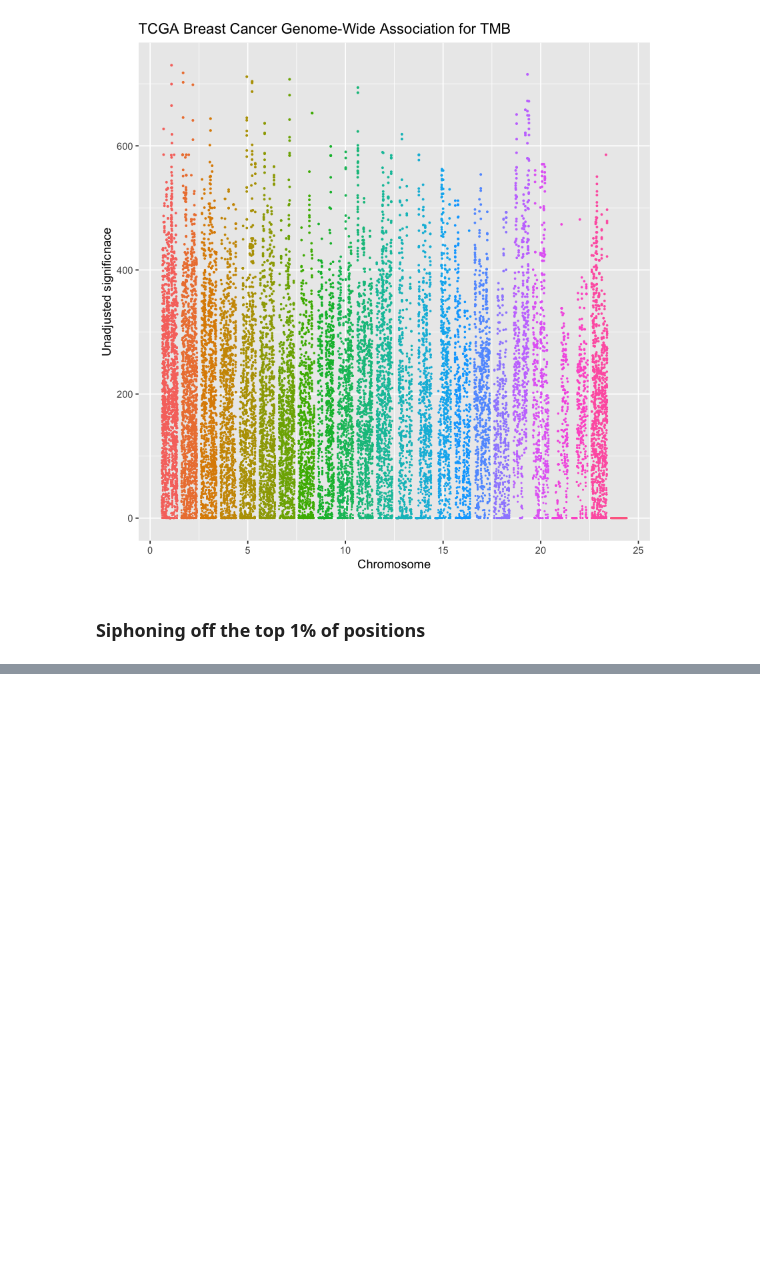
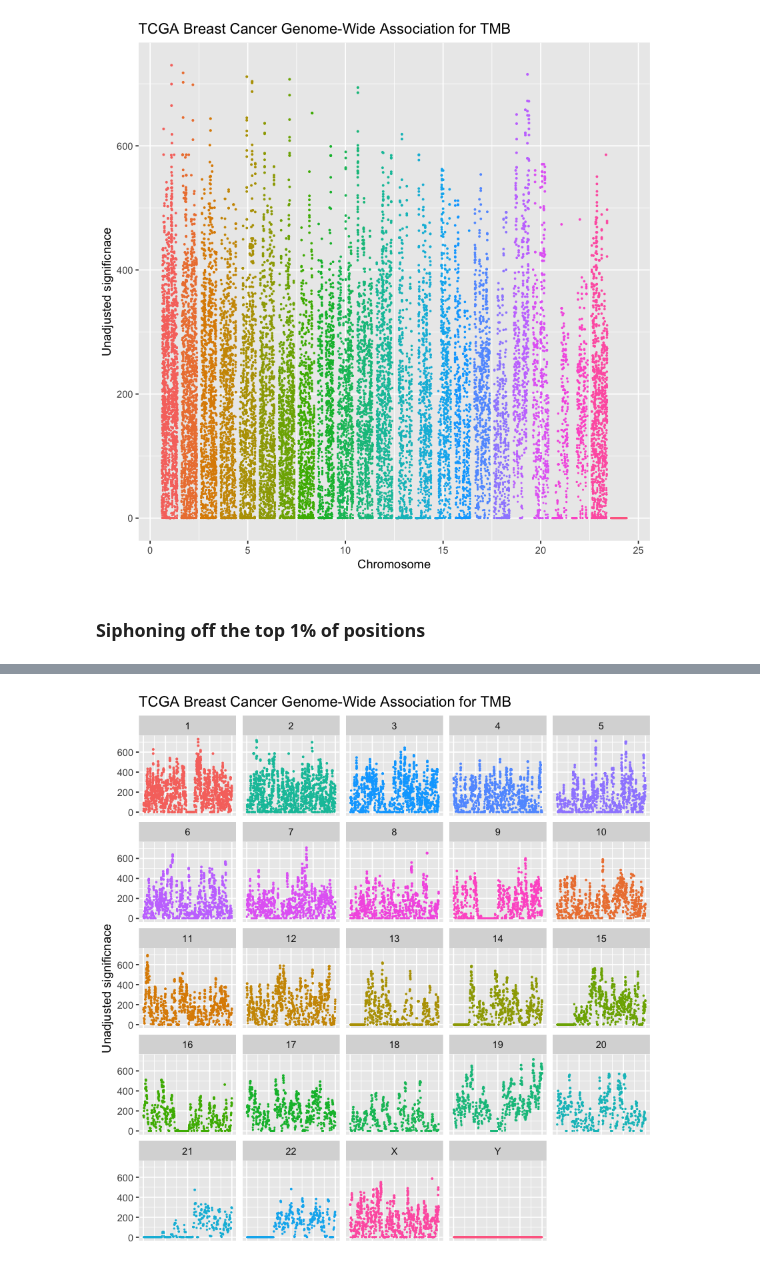
Before and after one commit to cobrbra/ccg, a Jupyter notebook: Code/Sliding_Window_Algorithm.ipynb, the cells around one changed output, grey strips where cells are left out. Drawn from its saved outputs; the diff is of its cells as text; code cells hidden in the pictures; blank space fills up the shorter version.

Commit message:
Generated some figures

```diff
--- a/Code/Sliding_Window_Algorithm.ipynb
+++ b/Code/Sliding_Window_Algorithm.ipynb
@@ -122,0 +147,2 @@ for (n in 1:24) {
+# %%
+tcga_brca_hotspots <- genome_slide(maf_file = new_data, global_tmb_table = NULL, window_size, jump_length)
@@ -122,0 +282,11 @@ for (n in 1:24) {
+# %%
+chromosomes <- c(1:22,"X","Y")
+
+tcga_brca_hotspots %>%
+    #filter(significance > quantile(significance, .99)) %>%
+    ggplot(aes(x = key, y = significance, size = significance, colour = chromosome)) +
+    theme(axis.text.x = element_blank(), axis.ticks.x = element_blank())+
+    geom_point() + scale_size(range = c(0.1,0.5)) + theme(legend.position = "none") + labs(x = NULL, y = "Unadjusted significnace") +
+    ggtitle("TCGA Breast Cancer Genome-Wide Association for TMB") + facet_wrap(~factor(chromosome, levels = chromosomes))
+# %% [output]
+[figure, added]
```
Also changed, not shown: parts of 21 cells of this notebook, 8 other files.
